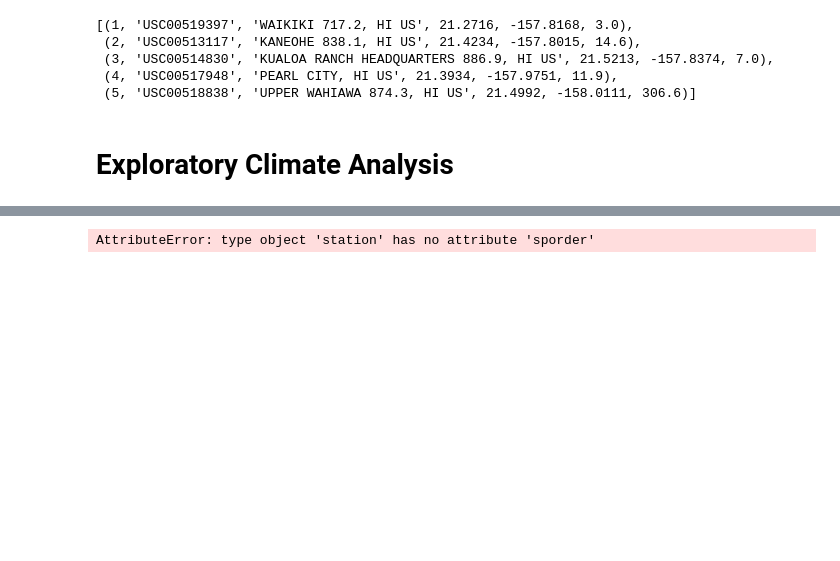
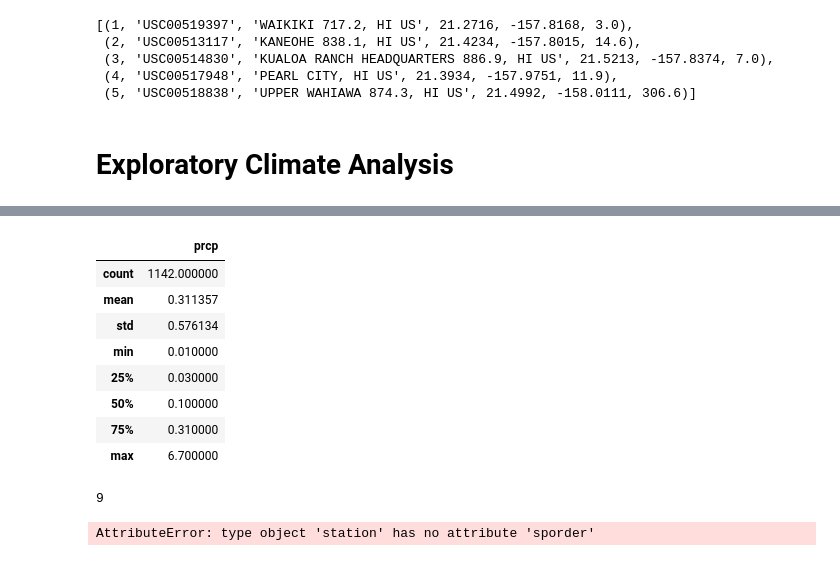
Before and after one commit to DanicaTiegs/sqlalchemy-challenge, a Jupyter notebook: Climate Starter.ipynb, the cells around one changed output, grey strips where cells are left out. Saved outputs shown, nothing was run; the diff lists cells and outputs as text; code cells hidden in the pictures; blank space fills up the shorter version.

```diff
--- a/Climate Starter.ipynb
+++ b/Climate Starter.ipynb
@@ -108,7 +135,25 @@ AttributeError: 'list' object has no attribute 'filter'
 # %%
 # Use Pandas to calcualte the summary statistics for the precipitation data
+
+prcp_df.describe()
+# %% [output]
+|  | prcp |
+| count | 1142.000000 |
+| mean | 0.311357 |
+| std | 0.576134 |
+| min | 0.010000 |
+| 25% | 0.030000 |
+| 50% | 0.100000 |
+| 75% | 0.310000 |
+| max | 6.700000 |
 # %%
 # Design a query to show how many stations are available in this dataset?
+
+stations = session.query(Station.station).count()
+
+stations
+# %% [output]
+9
 # %%
 # What are the most active stations? (i.e. what stations have the most rows)?
 # List the stations and the counts in descending order.
```
Also changed, not shown: parts of 4 cells of this notebook.
